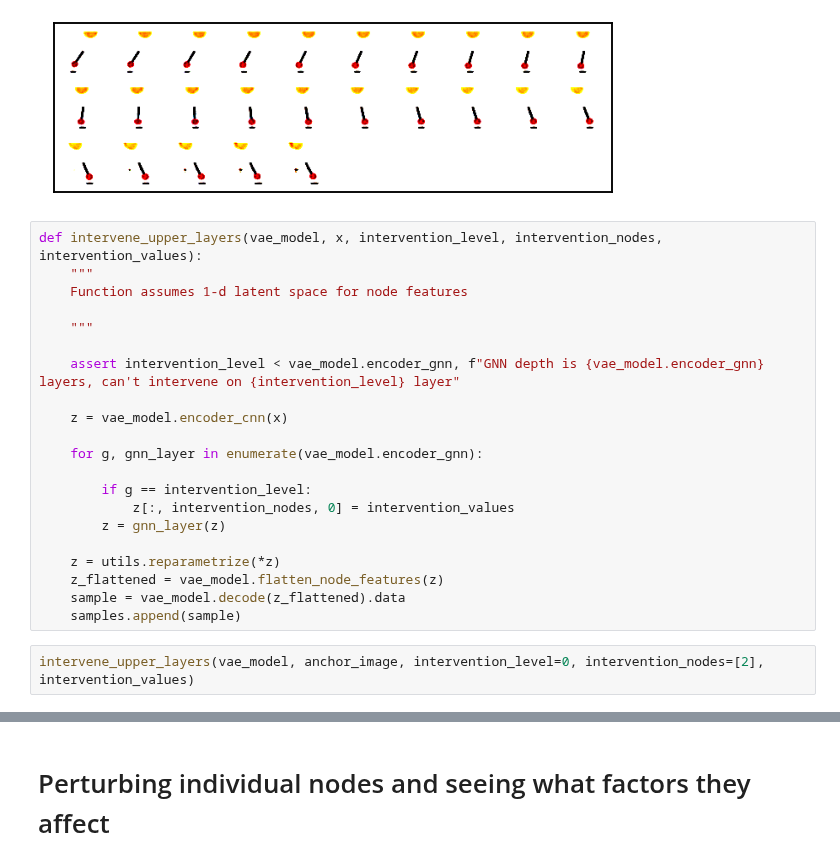
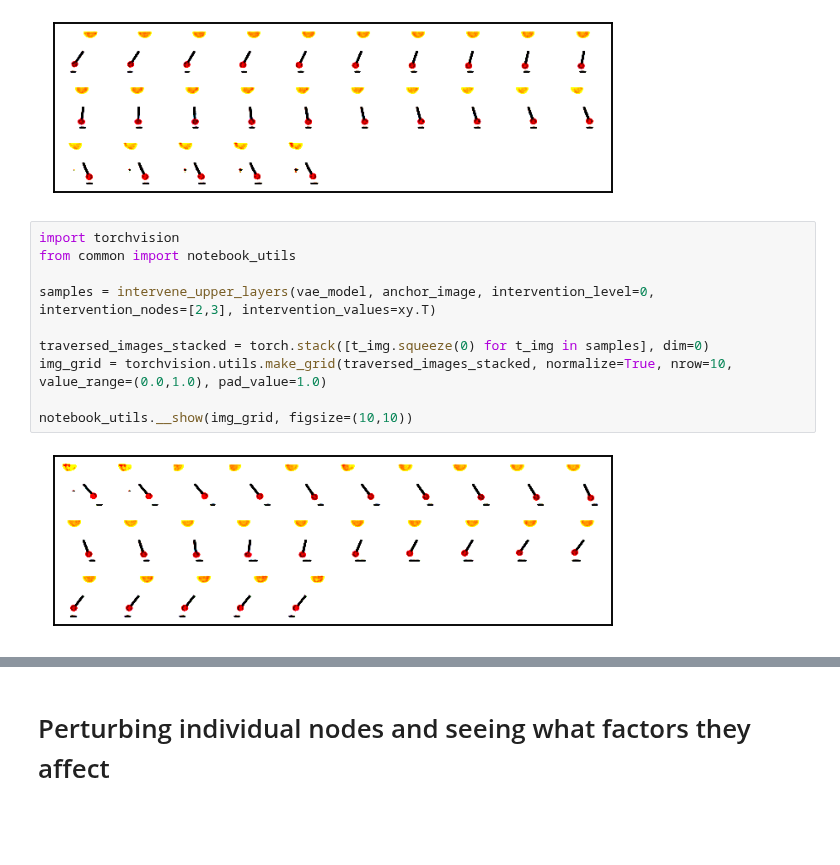
Before and after one commit to muhammadyaseen/vae-disentanglement, a Jupyter notebook: notebooks/Pendulum GNN Exploration.ipynb, the cells around one changed output, grey strips where cells are left out. Saved outputs shown, nothing was run; the diff lists cells and outputs as text; blank space fills up the shorter version.

Commit message:
gnn top layer interventions added

```diff
--- a/notebooks/Pendulum GNN Exploration.ipynb
+++ b/notebooks/Pendulum GNN Exploration.ipynb
@@ -212,26 +255,15 @@ csvaegnn_show_traversal_images(vae_model, anchor_image, 3, 0.25, current_device=
                                     nodes_to_explore=[2,3], datapoints=xy.T, nrow=10, figsize=(10,10))
 # %% [output]
 [figure]
-# %%
-def intervene_upper_layers(vae_model, x, intervention_level, intervention_nodes, intervention_values):
-    """
-    Function assumes 1-d latent space for node features
-
-    """
-
-    assert intervention_level < vae_model.encoder_gnn, f"GNN depth is {vae_model.encoder_gnn} layers, can't intervene on {intervention_level} layer"
-
-    z = vae_model.encoder_cnn(x)
-
-    for g, gnn_layer in enumerate(vae_model.encoder_gnn):
-
-        if g == intervention_level:
-            z[:, intervention_nodes, 0] = intervention_values
-        z = gnn_layer(z)
-
-    z = utils.reparametrize(*z)
-    z_flattened = vae_model.flatten_node_features(z)
-    sample = vae_model.decode(z_flattened).data
-    samples.append(sample)
 # %%
-intervene_upper_layers(vae_model, anchor_image, intervention_level=0, intervention_nodes=[2], intervention_values)
+import torchvision
+from common import notebook_utils
+
+samples = intervene_upper_layers(vae_model, anchor_image, intervention_level=0, intervention_nodes=[2,3], intervention_values=xy.T)
+
+traversed_images_stacked = torch.stack([t_img.squeeze(0) for t_img in samples], dim=0)
+img_grid = torchvision.utils.make_grid(traversed_images_stacked, normalize=True, nrow=10, value_range=(0.0,1.0), pad_value=1.0)
+
+notebook_utils.__show(img_grid, figsize=(10,10))
+# %% [output]
+[figure, added]
```
Also changed, not shown: parts of 7 cells of this notebook, 3 other files.
